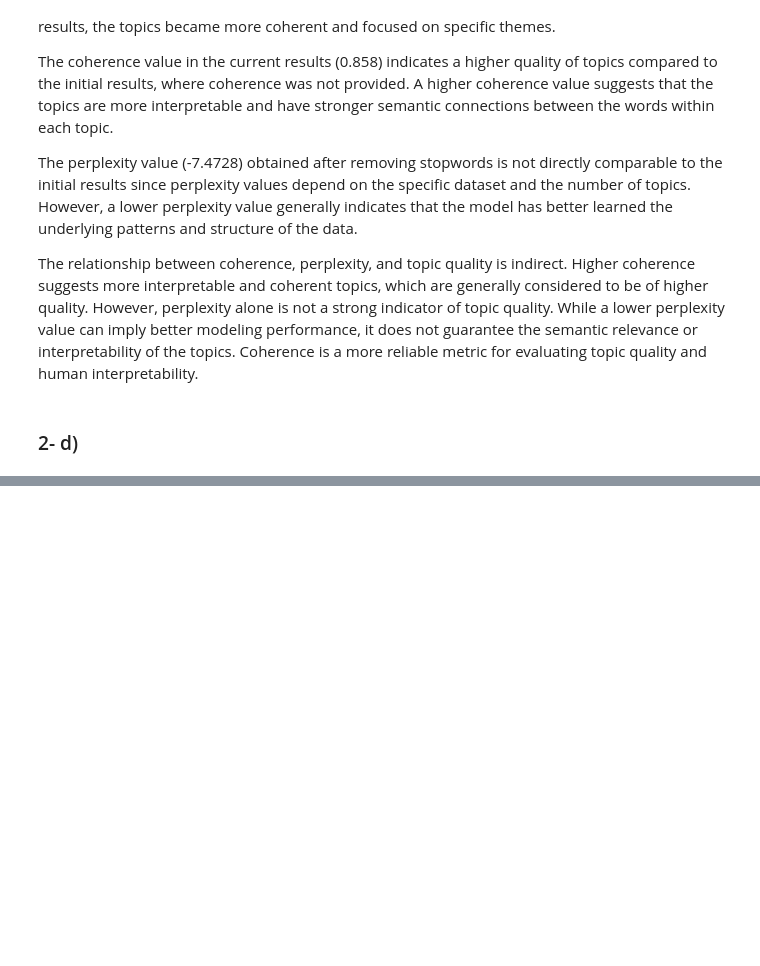
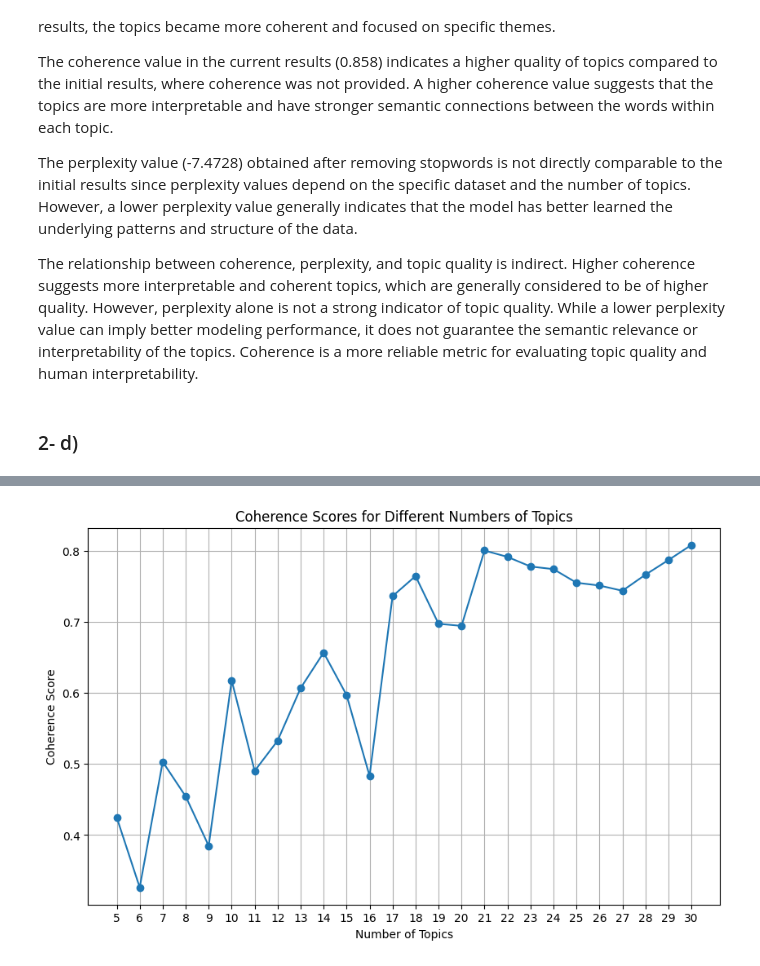
Before and after one commit to dfg-98/topic-modeling-project, a Jupyter notebook: question2.ipynb, the cells around one changed output, grey strips where cells are left out. Cells and saved outputs as stored; diff of their text form; code cells hidden in the pictures; blank space fills up the shorter version.

```diff
--- a/question2.ipynb
+++ b/question2.ipynb
@@ -289,0 +478,64 @@ plt.show()
+# %%
+import nltk
+from gensim.corpora.dictionary import Dictionary
+from nltk.corpus import stopwords
+import matplotlib.pyplot as plt
+from gensim.models import LdaModel
+from gensim.models import CoherenceModel
+
+nltk.download('stopwords')
+
+texts = []
+file = open("TokenVieuxN.txt", "r")
+lines = file.readlines()
+file.close()
+
+for line in lines:
+    line = line.strip()
+    lt = line.split(",")
+    for i in range(len(lt)):
+        lt[i] = lt[i].replace('[','')
+        lt[i] = lt[i].replace(']','')
+        lt[i] = lt[i].replace('"','')
+        lt[i] = lt[i].replace('\n','')
+        lt[i] = lt[i].replace(' ', '')
+
+    ltc = [word for word in lt if not word in stopwords.words()]
+    texts.append(ltc)
+
+coherence_scores = []
+perplexity_scores = []
+topic_range = range(5, 31)
+
+
+
+for nb in topic_range:
+    id2word = Dictionary(texts)
+    corpus = [id2word.doc2bow(text) for text in texts]
+
+    lda = LdaModel(corpus, num_topics=nb)
+
+    # Compute Perplexity
+    perplexity_lda = lda.log_perplexity(corpus)
+    perplexity_scores.append(perplexity_lda)
+
+    # Compute Coherence Score
+    coherence_model_lda = CoherenceModel(model=lda, texts=texts, dictionary=id2word, coherence='c_v')
+    coherence_lda = coherence_model_lda.get_coherence()
+    coherence_scores.append(coherence_lda)
+
+    print("Number of Topics:", nb)
+    print("Perplexity:", perplexity_lda)
+    print("Coherence:", coherence_lda)
+    print()
+
+# Plotting the coherence scores
+plt.figure(figsize=(10, 6))
+plt.plot(topic_range, coherence_scores, marker='o')
+plt.xlabel("Number of Topics")
+plt.ylabel("Coherence Score")
+plt.title("Coherence Scores for Different Numbers of Topics")
+plt.xticks(topic_range)
+plt.grid(True)
+plt.show()
+# %% [output]
@@ -289,0 +561 @@ plt.show()
+[figure, added]
```
Also changed, not shown: parts of 5 cells of this notebook, 1 other file.
